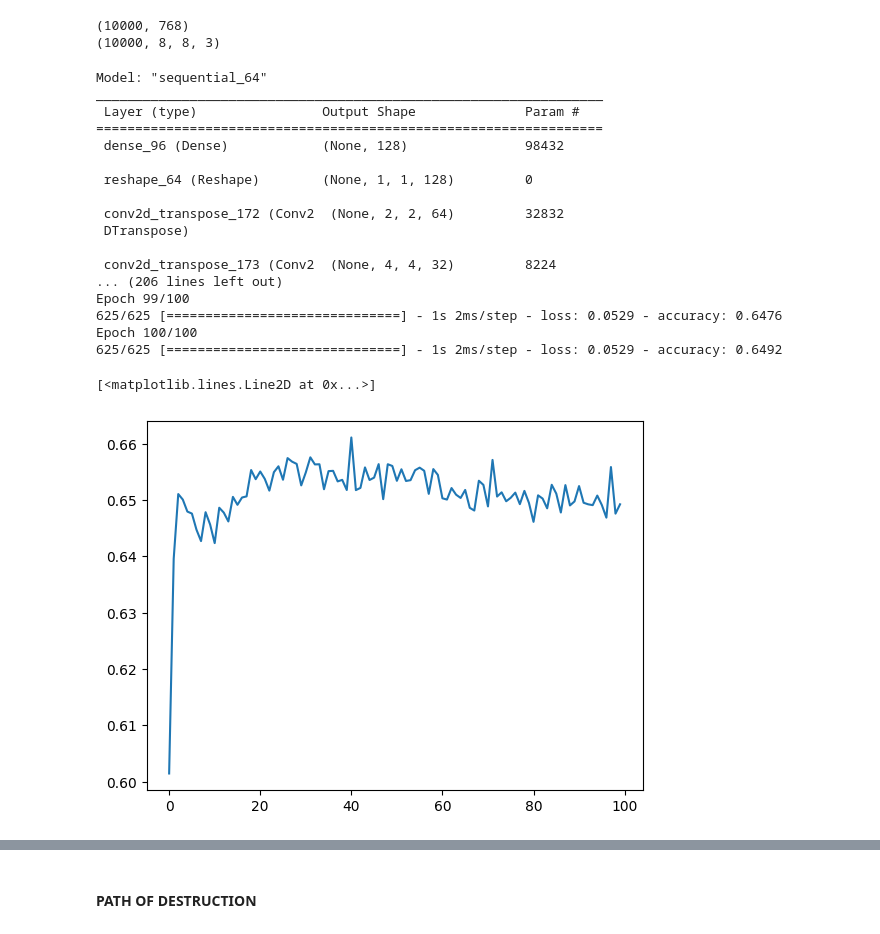
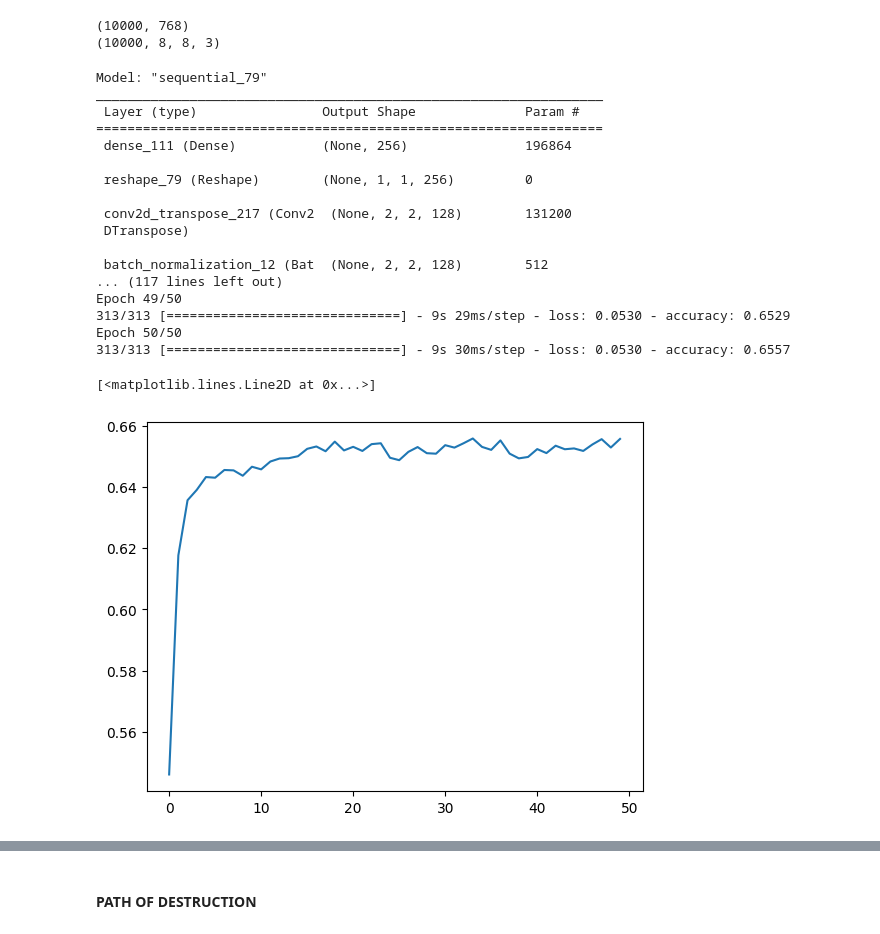
Before and after one commit to MasterMilkX/BMO_chatbot_prototype, a Jupyter notebook: Experimental_Notebooks/sprite_autoencoder.ipynb, the cells around one changed output, grey strips where cells are left out. Cells and saved outputs as stored; diff of their text form; code cells hidden in the pictures.

Commit message:
icons experiments

```diff
--- a/Experimental_Notebooks/sprite_autoencoder.ipynb
+++ b/Experimental_Notebooks/sprite_autoencoder.ipynb
@@ -959,26 +995,26 @@ class ThreeDollarModel(Model):
 # %%
 icons_tdm = ThreeDollarModel(X_icons_train.shape[1])
-acc_ic = icons_tdm.decoder.fit(X_icons_train,Y_icons_train,epochs=100,verbose=1,shuffle=True,batch_size=16)
+acc_ic = icons_tdm.decoder.fit(X_icons_train,Y_icons_train,epochs=50,verbose=1,shuffle=True,batch_size=32)
 
 # plot the accuracy
 plt.plot(acc_ic.history['accuracy'])
 # %% [output]
-Model: "sequential_64"
+Model: "sequential_79"
 _________________________________________________________________
  Layer (type)                Output Shape              Param #
 =================================================================
- dense_96 (Dense)            (None, 128)               98432
+ dense_111 (Dense)           (None, 256)               196864
 
- reshape_64 (Reshape)        (None, 1, 1, 128)         0
+ reshape_79 (Reshape)        (None, 1, 1, 256)         0
 
- conv2d_transpose_172 (Conv2  (None, 2, 2, 64)         32832
+ conv2d_transpose_217 (Conv2  (None, 2, 2, 128)        131200
  DTranspose)
 
- conv2d_transpose_173 (Conv2  (None, 4, 4, 32)         8224
-... (206 lines left out)
-Epoch 99/100
-625/625 [==============================] - 1s 2ms/step - loss: 0.0529 - accuracy: 0.6476
-Epoch 100/100
-625/625 [==============================] - 1s 2ms/step - loss: 0.0529 - accuracy: 0.6492
+ batch_normalization_12 (Bat  (None, 2, 2, 128)        512
+... (117 lines left out)
+Epoch 49/50
+313/313 [==============================] - 9s 29ms/step - loss: 0.0530 - accuracy: 0.6529
+Epoch 50/50
+313/313 [==============================] - 9s 30ms/step - loss: 0.0530 - accuracy: 0.6557
 [<matplotlib.lines.Line2D at 0x...>]
-[figure, old version]
+[figure, new version]
```
Also changed, not shown: parts of 11 cells of this notebook, 1 other file.
